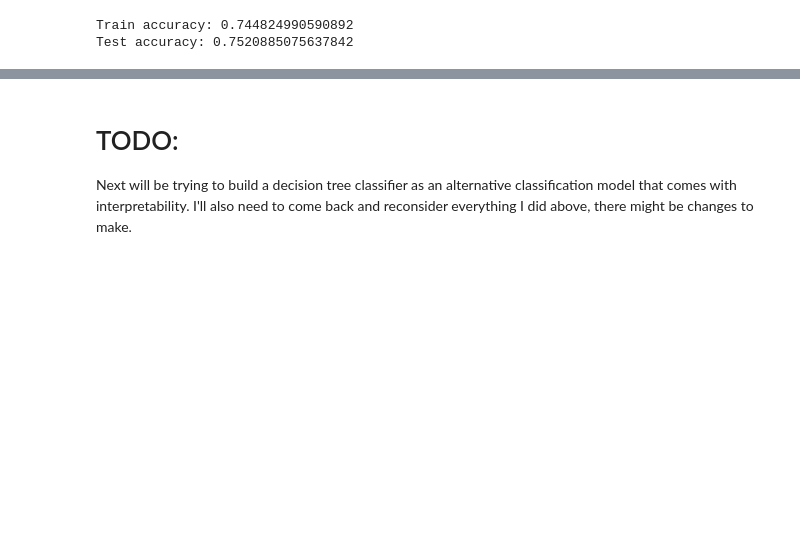
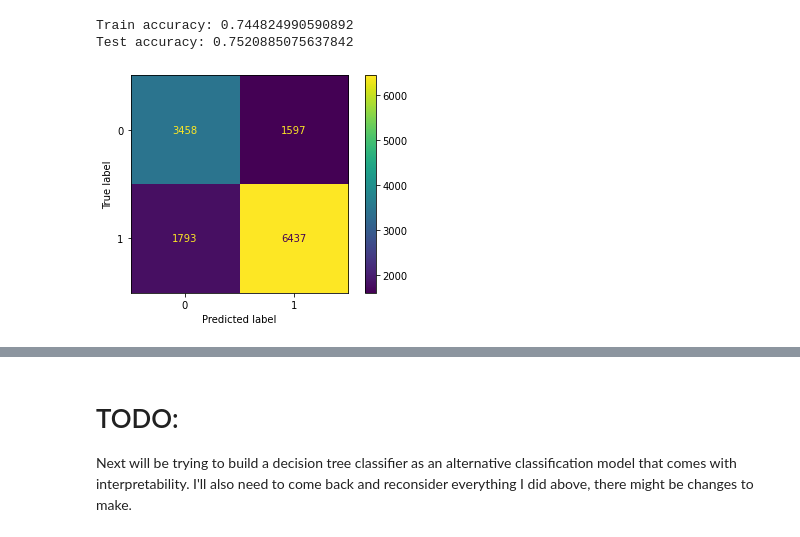
Before and after one commit to dgumustel/coastal-upwelling, a Jupyter notebook: notebooks/05_modeling.ipynb, the cells around one changed output, grey strips where cells are left out. Drawn from its saved outputs; the diff is of its cells as text; code cells hidden in the pictures; blank space fills up the shorter version.

Commit message:
added train predictions confusion matrix

```diff
--- a/notebooks/05_modeling.ipynb
+++ b/notebooks/05_modeling.ipynb
@@ -352,5 +352,12 @@ print(f'Test accuracy: {logreg3.score(X_test_sc, y_test)}')
 # %% [output]
 Train accuracy: 0.744824990590892
 Test accuracy: 0.7520885075637842
+# %%
+predictions = gs.predict(X_train_sc)
+
+cm = confusion_matrix(y_train, predictions)
+ConfusionMatrixDisplay(cm).plot();
+# %% [output]
+[figure, added]
 # %%
 predictions = gs.predict(X_test_sc)
```
Also changed, not shown: parts of 5 cells of this notebook.
